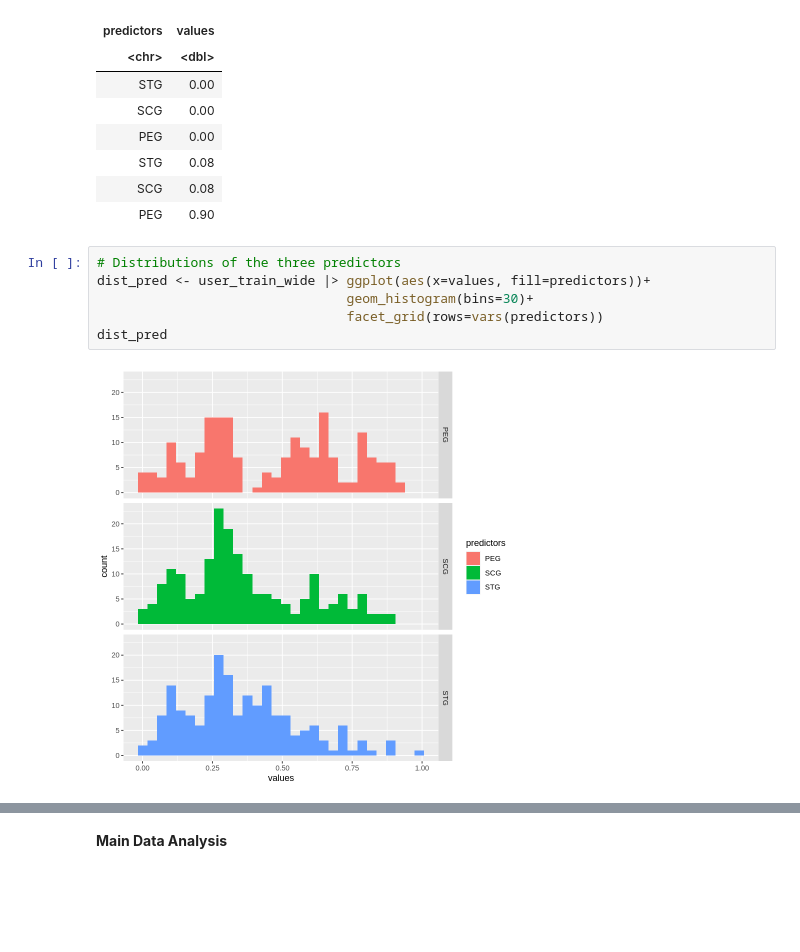
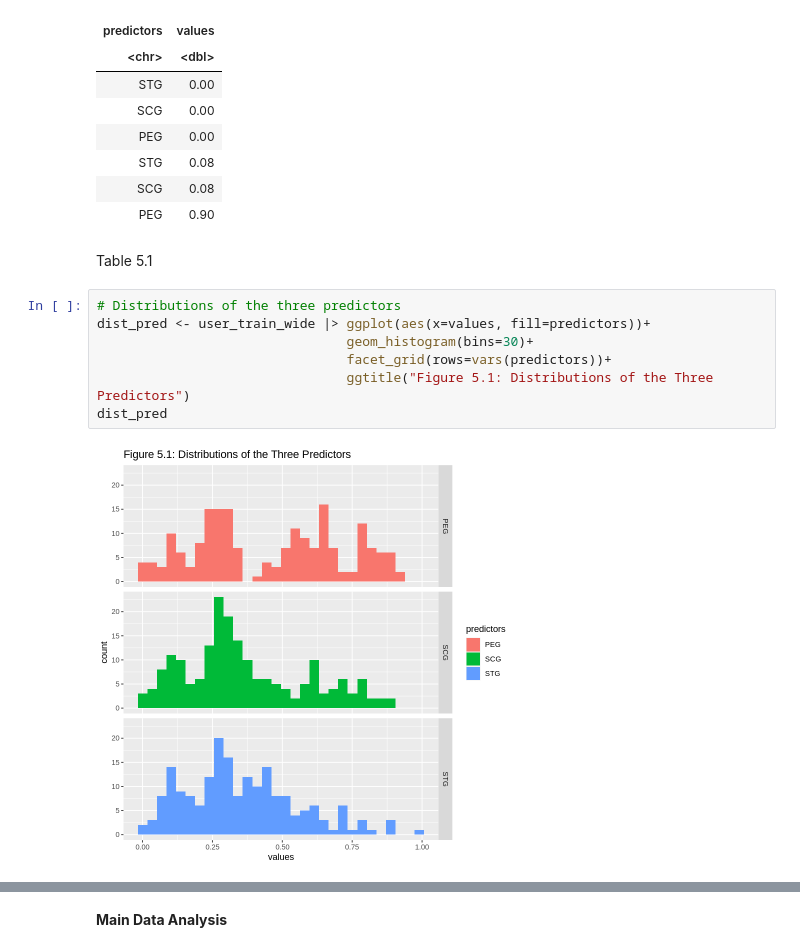
Before and after one commit to GerGerGai/DSCI-100-Group-Project-35, a Jupyter notebook: Group project report.ipynb, the cells around one changed output, grey strips where cells are left out. Cells and saved outputs as stored; diff of their text form; blank space fills up the shorter version.

```diff
--- a/Group project report.ipynb
+++ b/Group project report.ipynb
@@ -193,14 +201,17 @@ A tibble: 6 × 2
 | STG | 0.08 |
 | SCG | 0.08 |
 | PEG | 0.90 |
+# %% [markdown]
+Table 5.1
 # %%
 # Distributions of the three predictors
 dist_pred <- user_train_wide |> ggplot(aes(x=values, fill=predictors))+
                                 geom_histogram(bins=30)+
-                                facet_grid(rows=vars(predictors))
+                                facet_grid(rows=vars(predictors))+
+                                ggtitle("Figure 5.1: Distributions of the Three Predictors")
 dist_pred
 # %% [output]
-[figure, old version]
+[figure, new version]
 # %%
 # Scatter plot of STR vs LPR to see if the two variables that we exclude from our predictors
 # have some power to predict UNS.
```
Also changed, not shown: parts of 18 cells of this notebook.
